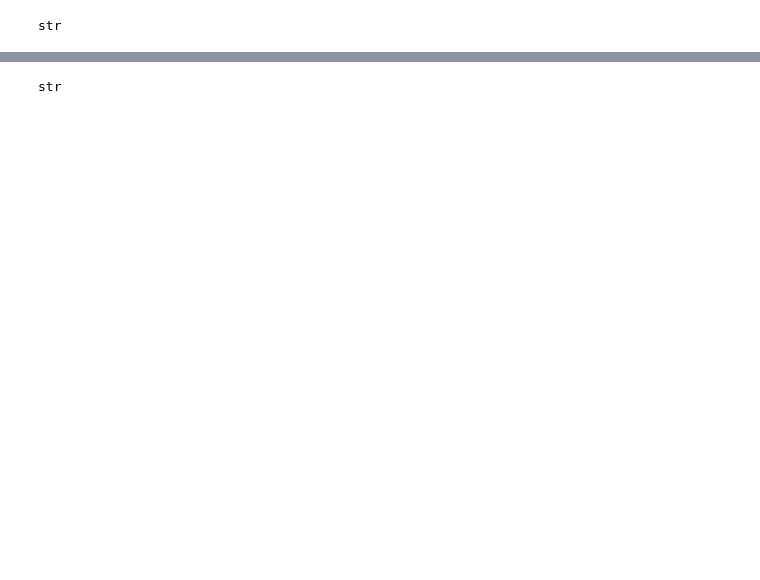
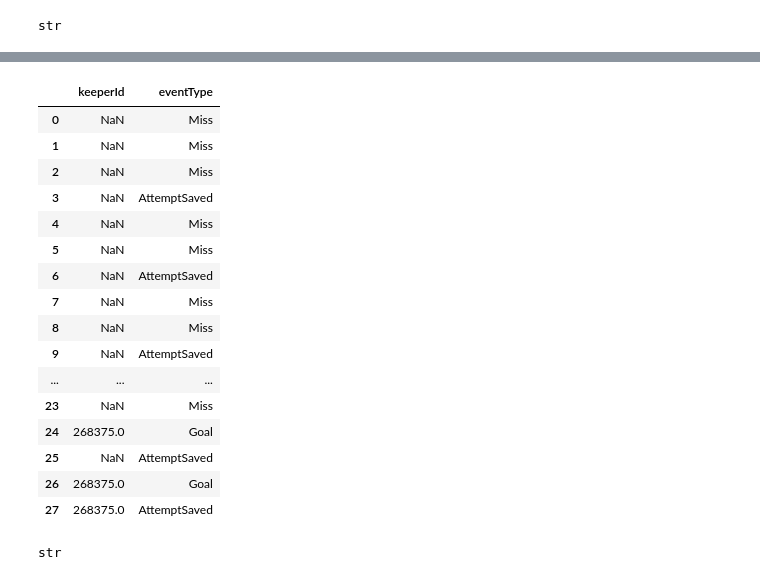
Before and after one commit to axelbol/football-analysis, a Jupyter notebook: shots_fotmob.ipynb, the cells around one changed output, grey strips where cells are left out. Saved outputs shown, nothing was run; the diff lists cells and outputs as text; code cells hidden in the pictures; blank space fills up the shorter version.

```diff
--- a/shots_fotmob.ipynb
+++ b/shots_fotmob.ipynb
@@ -279,4 +284,26 @@ Index(['id', 'eventType', 'teamId', 'playerId', 'playerName', 'x', 'y', 'min',
       dtype='object')
+# %%
+# keeperId
+
+df_shots[['keeperId', 'eventType']]
+# %% [output]
+|  | keeperId | eventType |
+| 0 | NaN | Miss |
+| 1 | NaN | Miss |
+| 2 | NaN | Miss |
+| 3 | NaN | AttemptSaved |
+| 4 | NaN | Miss |
+| 5 | NaN | Miss |
+| 6 | NaN | AttemptSaved |
+| 7 | NaN | Miss |
+| 8 | NaN | Miss |
+| 9 | NaN | AttemptSaved |
+| ... | ... | ... |
+| 23 | NaN | Miss |
+| 24 | 268375.0 | Goal |
+| 25 | NaN | AttemptSaved |
+| 26 | 268375.0 | Goal |
+| 27 | 268375.0 | AttemptSaved |
 # %%
 type('isOwnGoal')
 # %% [output]
```
Also changed, not shown: parts of 21 cells of this notebook.
